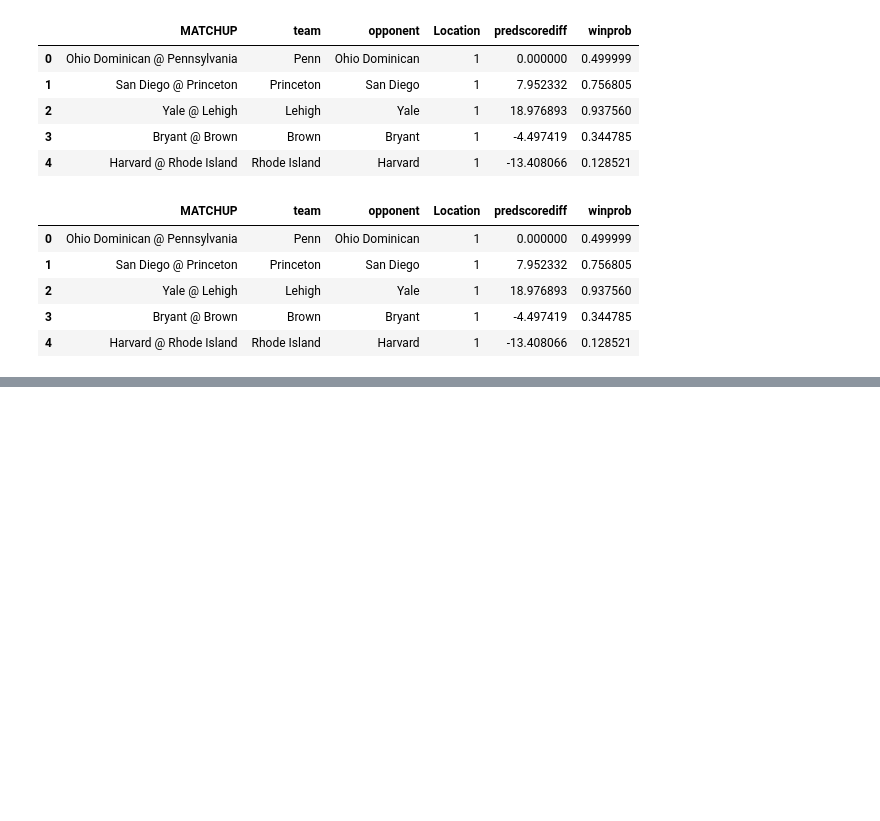
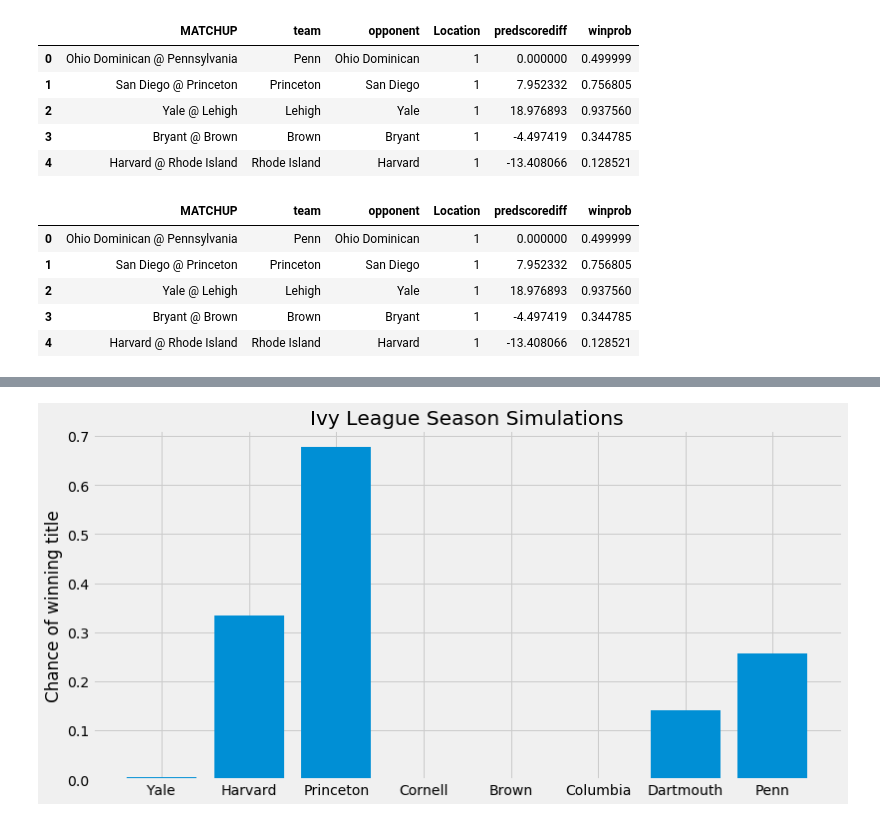
Before and after one commit to mc-robinson/YUSAG_football_model, a Jupyter notebook: YUSAG_FCS_football_linear_model.ipynb, the cells around one changed output, grey strips where cells are left out. Drawn from its saved outputs; the diff is of its cells as text; code cells hidden in the pictures; blank space fills up the shorter version.

```diff
--- a/YUSAG_FCS_football_linear_model.ipynb
+++ b/YUSAG_FCS_football_linear_model.ipynb
@@ -611,0 +687,19 @@ conference_games_df
+# %%
+%matplotlib inline
+import matplotlib.pyplot as plt
+plt.style.use('fivethirtyeight')
+# %%
+plt.figure(figsize=(12,6))
+
+labels = list(ivy_titles_dict.keys())
+x_pos = np.arange(len(labels))
+heights = [x/10000.0 for x in list(ivy_titles_dict.values())]
+
+plt.bar(x_pos, heights, align='center')
+plt.xticks(x_pos, labels)
+plt.ylabel('Chance of winning title')
+plt.title('Ivy League Season Simulations')
+
+plt.show()
+# %% [output]
+[figure, added]
```
Also changed, not shown: parts of 9 cells of this notebook.
